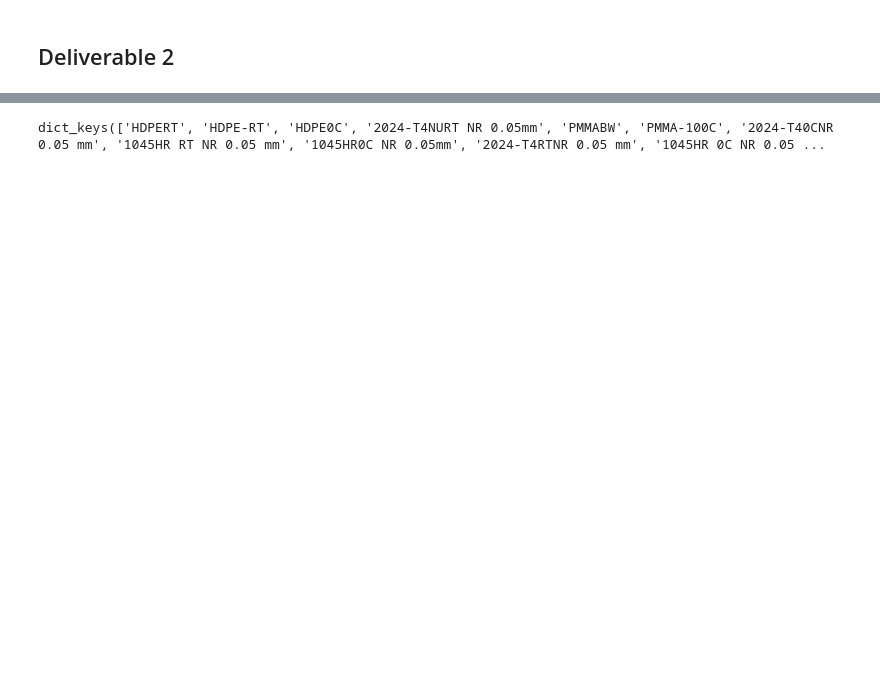
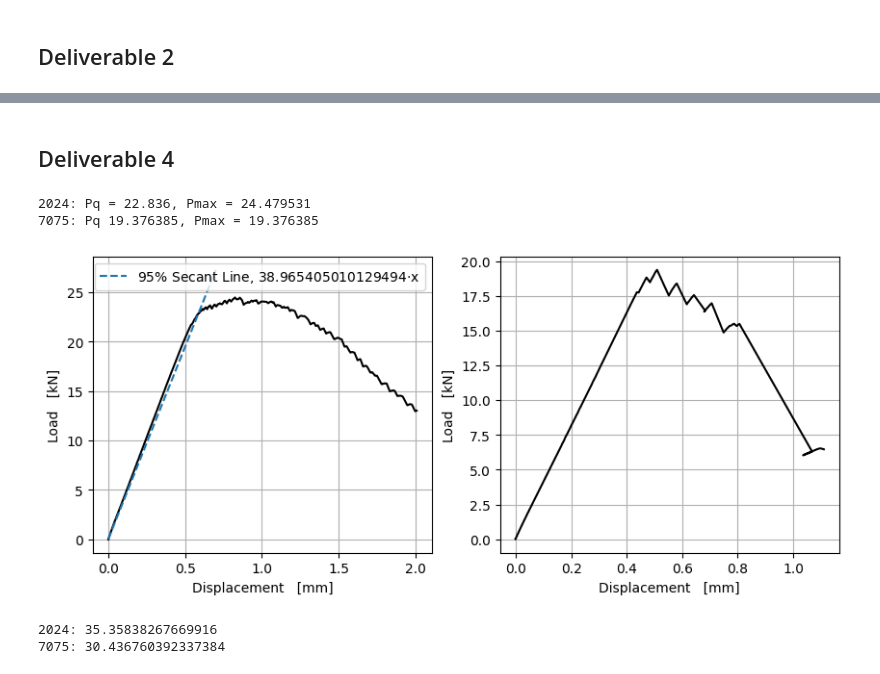
Before and after one commit to nglaser3/NPRE432_Materials, a Jupyter notebook: Lab6/Untitled.ipynb, the cells around one changed output, grey strips where cells are left out. Drawn from its saved outputs; the diff is of its cells as text; code cells hidden in the pictures; blank space fills up the shorter version.

```diff
--- a/Lab6/Untitled.ipynb
+++ b/Lab6/Untitled.ipynb
@@ -41,4 +152,54 @@ KeyError: '2024'
-# %%
-data.Dict.keys()
-# %% [output]
-dict_keys(['HDPERT', 'HDPE-RT', 'HDPE0C', '2024-T4NURT NR 0.05mm', 'PMMABW', 'PMMA-100C', '2024-T40CNR 0.05 mm', '1045HR RT NR 0.05 mm', '1045HR0C NR 0.05mm', '2024-T4RTNR 0.05 mm', '1045HR 0C NR 0.05 ...
+# %% [markdown]
+## Deliverable 4
+# %%
+_7075 = pd.read_csv('data/7075.txt',sep='\t',header=1)
+_2024 = pd.read_csv('data/2024.txt',sep='\t',header=1)
+D = {'2024':{'disp':np.array(_2024['CTOD mm']), 'load':np.array(_2024['LOAD kn'])},
+     '7075':{'disp':np.array(_7075['CTOD mm']), 'load':np.array(_7075['LOAD kn'])}}
+
+plot_keys = [key for key in D.keys()]
+fig, ax  = plt.subplot_mosaic([plot_keys],figsize = (10,4))
+
+for mat in plot_keys:
+    x,y = D[mat]['disp'],D[mat]['load']
+    ax[mat].plot(x,y,color ='k')
+    if mat == '2024':
+        m = sp.stats.linregress(x[150:250],y[150:250]).slope
+        _x = np.linspace(0,.7,1000)
+        ax[mat].plot(_x,_x*m*.95,'--',label = f'95% Secant Line, {m*.95}$\cdot$x')
+        ax[mat].legend(loc='upper right')
+        pq2024 = 22.836
+        print(f'2024: Pq = {pq2024}, Pmax = {max(y)}')
+    if mat == '7075':
+        pq7075 = np.max(y)
+        print(f'7075: Pq {pq7075}, Pmax = {pq7075}')
+    ax[mat].grid(visible=True)
+    ax[mat].set_xlabel('Displacement   [mm]')
+    ax[mat].set_ylabel('Load   [kN]')
+
+fig.savefig('plots/q4.png',dpi=600)
+# %% [output]
+2024: Pq = 22.836, Pmax = 24.479531
+7075: Pq 19.376385, Pmax = 19.376385
+[figure, added]
+# %%
+zav2024 = np.average([26.66,26.43,26.93,27.47,26.69,27.22])*1e-3
+zav7075 = np.average([26.52,25.98,26.92,27.78,26.07,27.44])*1e-3
+W2024,W7075 = 50.90*1e-3, 51.05*1e-3
+t2024,t7075 = 25.39*1e-3, 25.27*1e-3
+a2024,a7075 = W2024-zav2024, W7075-zav7075
+
+faw = lambda aw: (2+aw)/ ((1-aw)**(3/2)) * (0.886+ 4.64*aw -13.32*aw**2+ 14.72*aw**3 -5.6*aw**4)
+
+K1 = lambda p,t,a,w: p / t / np.sqrt(w) * faw(a/w) *1e-3
+
+
+k12024 = K1(pq2024,t2024,a2024,W2024)
+k17075 = K1(pq7075,t7075,a7075,W7075)
+print(f'2024: {k12024}')
+
+
+print(f'7075: {k17075}')
+# %% [output]
+2024: 35.35838267669916
+7075: 30.436760392337384
```
Also changed, not shown: parts of 3 cells of this notebook, 6 other files.
